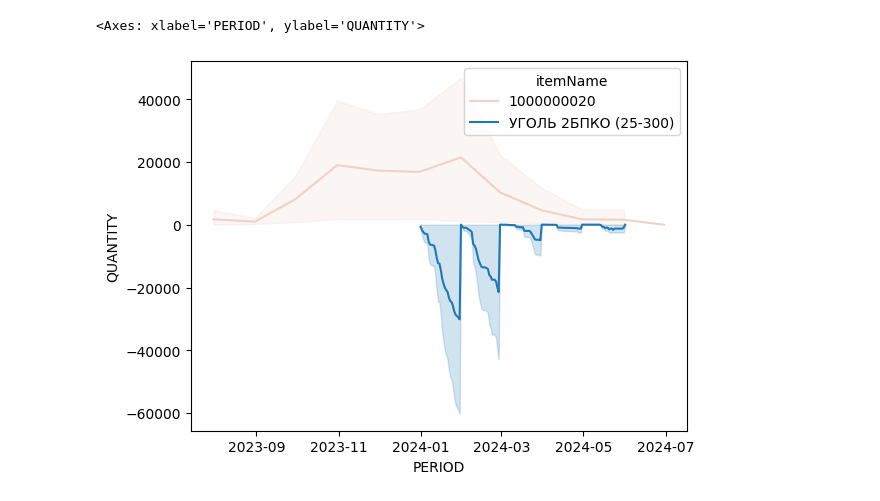
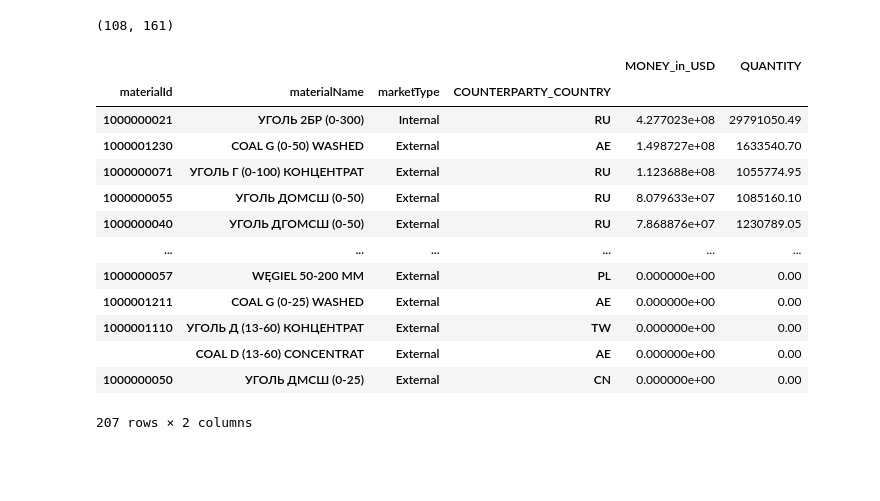
Before and after one commit to Lirollel/Work_AIM_Jupyter-Python-Pandas, a Jupyter notebook: Coal/Coal.ipynb, the cells around one changed output. Saved outputs shown, nothing was run; the diff lists cells and outputs as text; code cells hidden in the pictures; blank space fills up the shorter version.

```diff
--- a/Coal/Coal.ipynb
+++ b/Coal/Coal.ipynb
@@ -42,18 +42,6 @@ data_stocks = data_stocks.drop_duplicates()
-# %%
-# sns.lineplot(data_stocks, y = 'TOTAL_Q', x = 'sliceDate', hue='itemName')
-assert data_stocks.itemNumber.nunique() == data_stocks.itemName.nunique()
-data_deals.materialId.nunique(),data_deals.materialName.nunique()
-inter_list = list(set(data_stocks.itemNumber).intersection(set(data_deals.materialId)))
-len(inter_list)
-
-data_deals_query = data_deals[data_deals.materialId.isin(inter_list)]
-data_stocks_query = data_stocks[data_stocks.itemNumber.isin(inter_list)]
-
-# sns.lineplot(data_deals_query, x='PERIOD', y='QUANTITY', hue='materialId')
-
-n=2
-sns.lineplot(data_deals[data_deals.materialId==inter_list[n]], x='PERIOD', y='QUANTITY', hue='materialId')
-sns.lineplot(data_stocks[data_stocks.itemNumber==inter_list[n]], y = 'TOTAL_Q', x = 'sliceDate', hue='itemName')
-# %% [output]
-<Axes: xlabel='PERIOD', ylabel='QUANTITY'>
-[figure, removed]
+# %%
+# Data ckecking
+assert data_stocks.itemNumber.nunique() == data_stocks.itemName.nunique()
+data_deals.materialId.nunique(),data_deals.materialName.nunique()
+# %% [output]
+(108, 161)
@@ -59,0 +50,24 @@ sns.lineplot(data_stocks[data_stocks.itemNumber==inter_list[n]], y = 'TOTAL_Q',
+# %%
+data_stocks_pivot = data_stocks.pivot_table(index='itemNumber', values='TOTAL_Q', aggfunc=['min', 'mean']).reset_index()
+items_selles_from_stock_list = data_stocks_pivot[(data_stocks_pivot['min']['TOTAL_Q']<data_stocks_pivot['mean']['TOTAL_Q'])&(data_stocks_pivot['min']['TOTAL_Q']<0)]['itemNumber'].tolist()
+
+inter_list = list(set(items_selles_from_stock_list).intersection(set(data_deals_work.materialId)))
+
+data_deals_work_query = data_deals_work[data_deals_work.materialId.isin(inter_list)]
+data_deals_work_query_pivot = data_deals_work_query.pivot_table(index=['materialId','materialName','marketType','COUNTERPARTY_COUNTRY'],values=['QUANTITY','MONEY_in_USD'],aggfunc='sum').sort_values('MONEY_in_USD',ascending=False)
+data_deals_work_query_pivot
+# %% [output]
+|  |  |  |  | MONEY_in_USD | QUANTITY |
+| materialId | materialName | marketType | COUNTERPARTY_COUNTRY |  |  |
+| 1000000021 | УГОЛЬ 2БР (0-300) | Internal | RU | 4.277023e+08 | 29791050.49 |
+| 1000001230 | COAL G (0-50) WASHED | External | AE | 1.498727e+08 | 1633540.70 |
+| 1000000071 | УГОЛЬ Г (0-100) КОНЦЕНТРАТ | External | RU | 1.123688e+08 | 1055774.95 |
+| 1000000055 | УГОЛЬ ДОМСШ (0-50) | External | RU | 8.079633e+07 | 1085160.10 |
+| 1000000040 | УГОЛЬ ДГОМСШ (0-50) | External | RU | 7.868876e+07 | 1230789.05 |
+| ... | ... | ... | ... | ... | ... |
+| 1000000057 | WĘGIEL 50-200 MM | External | PL | 0.000000e+00 | 0.00 |
+| 1000001211 | COAL G (0-25) WASHED | External | AE | 0.000000e+00 | 0.00 |
+| 1000001110 | УГОЛЬ Д (13-60) КОНЦЕНТРАТ | External | TW | 0.000000e+00 | 0.00 |
+|  | COAL D (13-60) CONCENTRAT | External | AE | 0.000000e+00 | 0.00 |
+| 1000000050 | УГОЛЬ ДМСШ (0-25) | External | CN | 0.000000e+00 | 0.00 |
+207 rows × 2 columns
```
Also changed, not shown: parts of 10 cells of this notebook, 3 other files.
